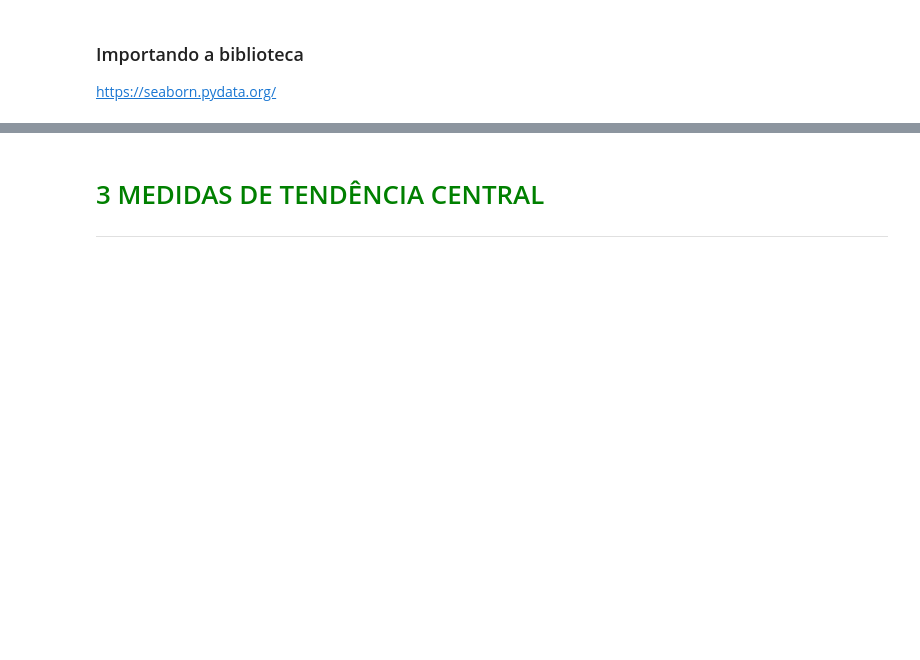
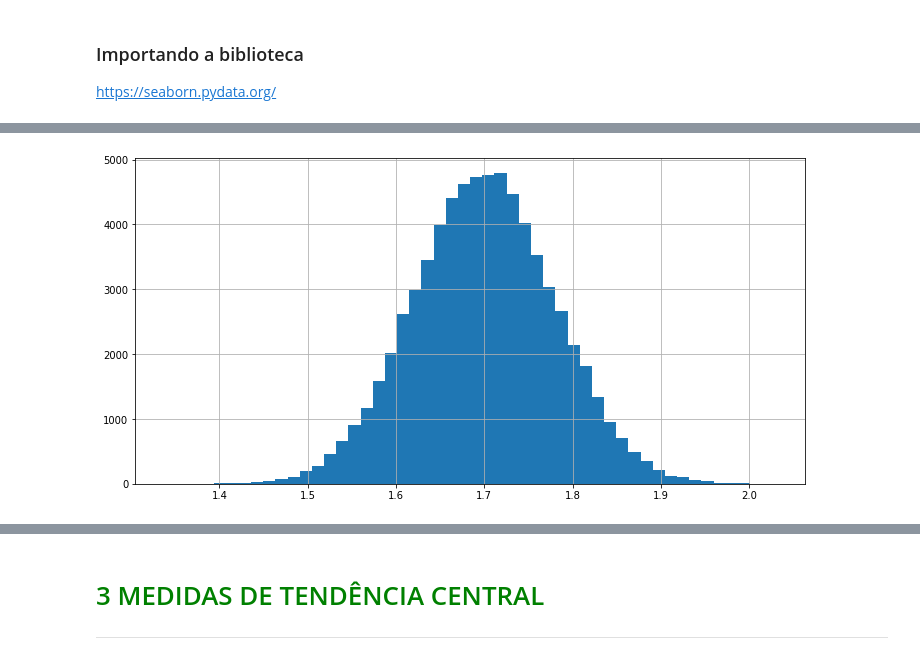
Before and after one commit to heber-augusto/course-stats-with-python, a Jupyter notebook: stats_with_python.ipynb, the cells around one changed output, grey strips where cells are left out. Cells and saved outputs as stored; diff of their text form; code cells hidden in the pictures; blank space fills up the shorter version.

```diff
--- a/stats_with_python.ipynb
+++ b/stats_with_python.ipynb
@@ -540,0 +563,4 @@ https://seaborn.pydata.org/
+# %%
+_ = df.Altura.hist(bins = 50, figsize=(12,6))
+# %% [output]
+[figure, added]
```
Also changed, not shown: parts of 7 cells of this notebook.
